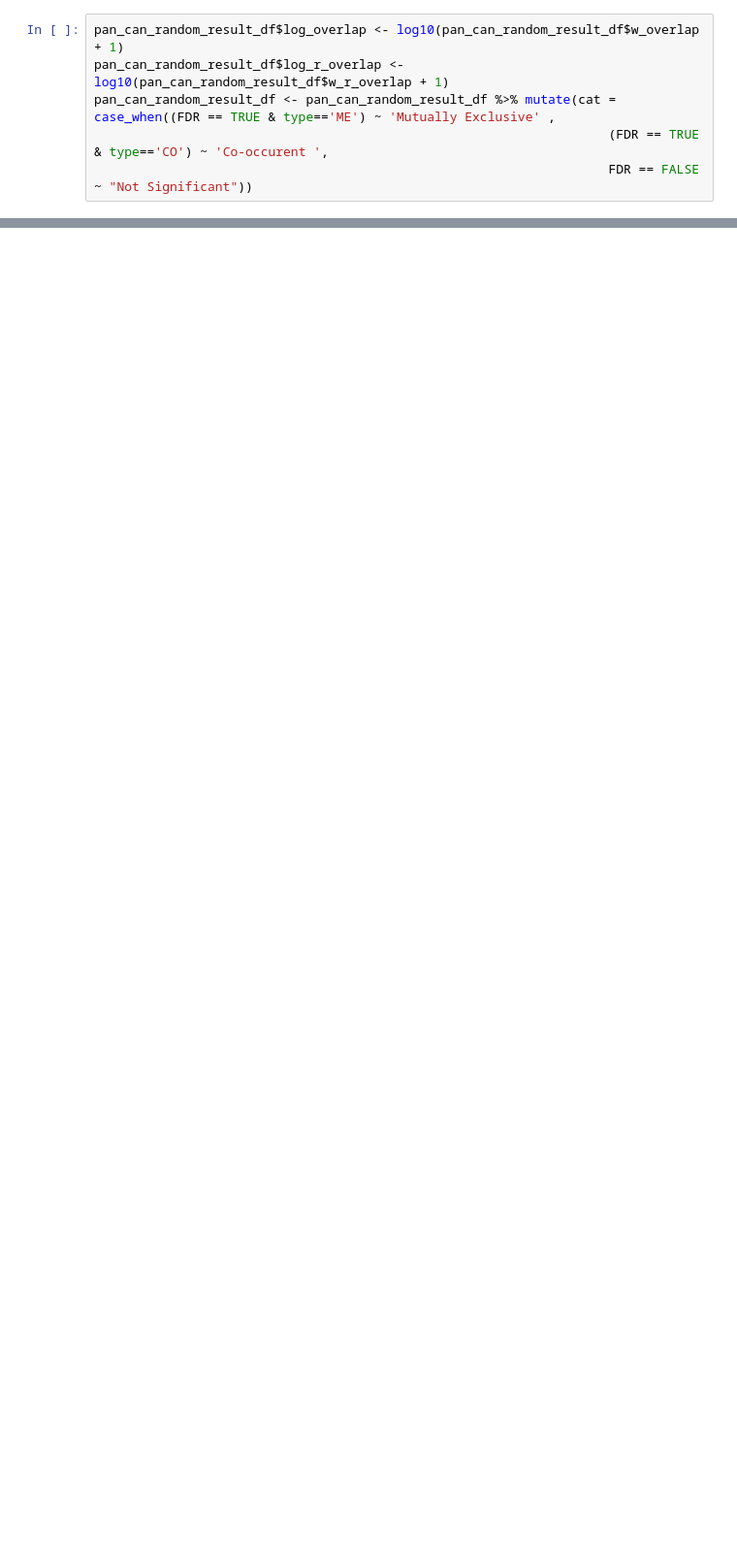
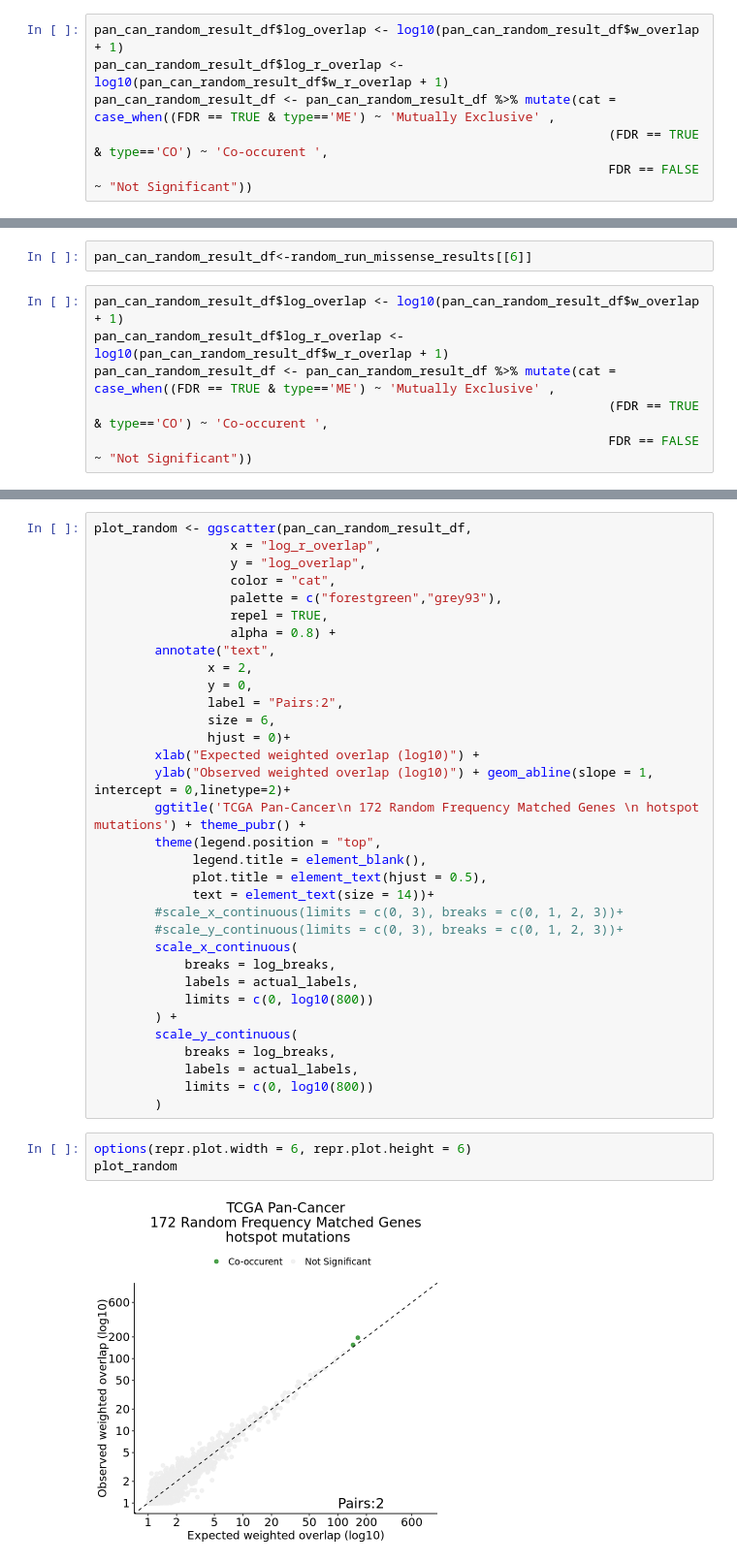
Before and after one commit to CSOgroup/SelectSim_analysis, a Jupyter notebook: analysis/oncokb_random_analysis/selectsim_oncokb_random_analysis.ipynb, the cells around one changed output, grey strips where cells are left out. Shown at 97% size. Cells and saved outputs as stored; diff of their text form; blank space fills up the shorter version.

```diff
--- a/analysis/oncokb_random_analysis/selectsim_oncokb_random_analysis.ipynb
+++ b/analysis/oncokb_random_analysis/selectsim_oncokb_random_analysis.ipynb
@@ -211,0 +318,8 @@ p_all
+# %%
+pan_can_random_result_df<-random_run_missense_results[[6]]
+# %%
+pan_can_random_result_df$log_overlap <- log10(pan_can_random_result_df$w_overlap + 1)
+pan_can_random_result_df$log_r_overlap <- log10(pan_can_random_result_df$w_r_overlap + 1)
+pan_can_random_result_df <- pan_can_random_result_df %>% mutate(cat = case_when((FDR == TRUE & type=='ME') ~ 'Mutually Exclusive' ,
+                                                                    (FDR == TRUE & type=='CO') ~ 'Co-occurent ',
+                                                                    FDR == FALSE ~ "Not Significant"))
@@ -211,0 +330,38 @@ p_all
+# %%
+plot_random <- ggscatter(pan_can_random_result_df,
+                  x = "log_r_overlap",
+                  y = "log_overlap",
+                  color = "cat",
+                  palette = c("forestgreen","grey93"),
+                  repel = TRUE,
+                  alpha = 0.8) +
+        annotate("text",
+               x = 2,
+               y = 0,
+               label = "Pairs:2",
+               size = 6,
+               hjust = 0)+
+        xlab("Expected weighted overlap (log10)") +
+        ylab("Observed weighted overlap (log10)") + geom_abline(slope = 1, intercept = 0,linetype=2)+
+        ggtitle('TCGA Pan-Cancer\n 172 Random Frequency Matched Genes \n hotspot mutations') + theme_pubr() +
+        theme(legend.position = "top",
+             legend.title = element_blank(),
+             plot.title = element_text(hjust = 0.5),
+             text = element_text(size = 14))+
+        #scale_x_continuous(limits = c(0, 3), breaks = c(0, 1, 2, 3))+
+        #scale_y_continuous(limits = c(0, 3), breaks = c(0, 1, 2, 3))+
+        scale_x_continuous(
+            breaks = log_breaks,
+            labels = actual_labels,
+            limits = c(0, log10(800))
+        ) +
+        scale_y_continuous(
+            breaks = log_breaks,
+            labels = actual_labels,
+            limits = c(0, log10(800))
+        )
+# %%
+options(repr.plot.width = 6, repr.plot.height = 6)
+plot_random
+# %% [output]
+[figure, added]
```
Also changed, not shown: parts of 48 cells of this notebook, 12 other files.
